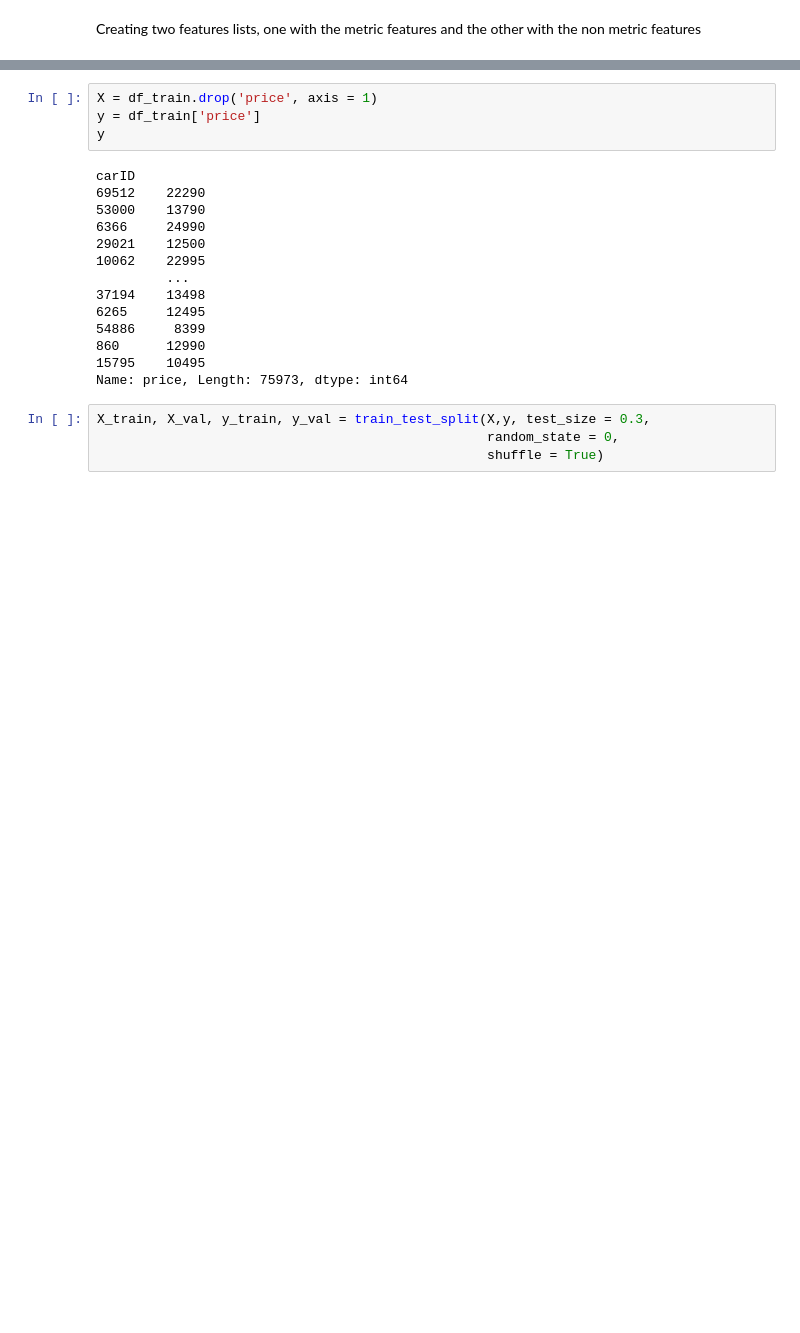
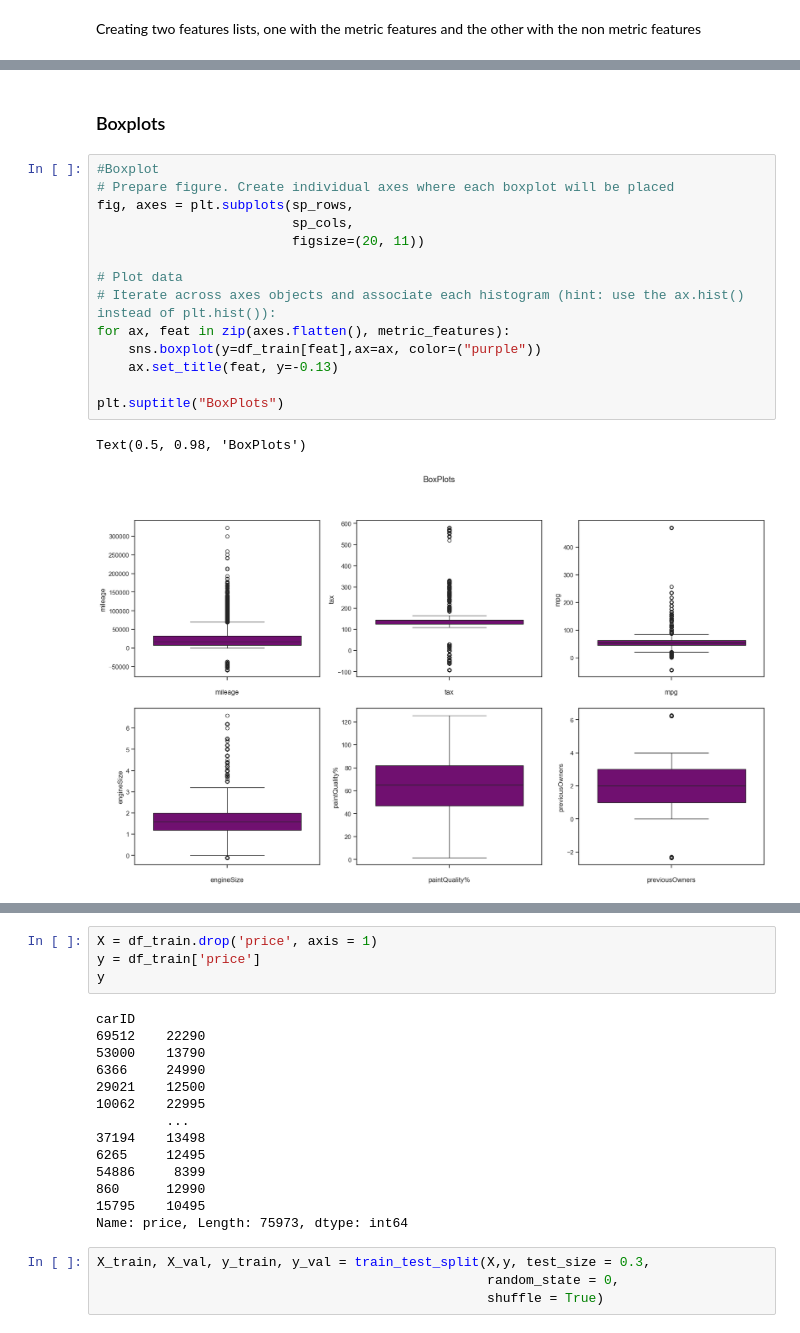
Before and after one commit to Filipesteves974/Machine-Learning-project, a Jupyter notebook: preprocessingmiguel.ipynb, the cells around one changed output, grey strips where cells are left out. Saved outputs shown, nothing was run; the diff lists cells and outputs as text; blank space fills up the shorter version.

```diff
--- a/preprocessingmiguel.ipynb
+++ b/preprocessingmiguel.ipynb
@@ -161,0 +192,19 @@ metric_features=df_train.columns.drop(non_metric_features).tolist()
+# %% [markdown]
+### Boxplots
+# %%
+#Boxplot
+# Prepare figure. Create individual axes where each boxplot will be placed
+fig, axes = plt.subplots(sp_rows,
+                         sp_cols,
+                         figsize=(20, 11))
+
+# Plot data
+# Iterate across axes objects and associate each histogram (hint: use the ax.hist() instead of plt.hist()):
+for ax, feat in zip(axes.flatten(), metric_features):
+    sns.boxplot(y=df_train[feat],ax=ax, color=("purple"))
+    ax.set_title(feat, y=-0.13)
+
+plt.suptitle("BoxPlots")
+# %% [output]
+Text(0.5, 0.98, 'BoxPlots')
+[figure, added]
```
Also changed, not shown: parts of 26 cells of this notebook.
